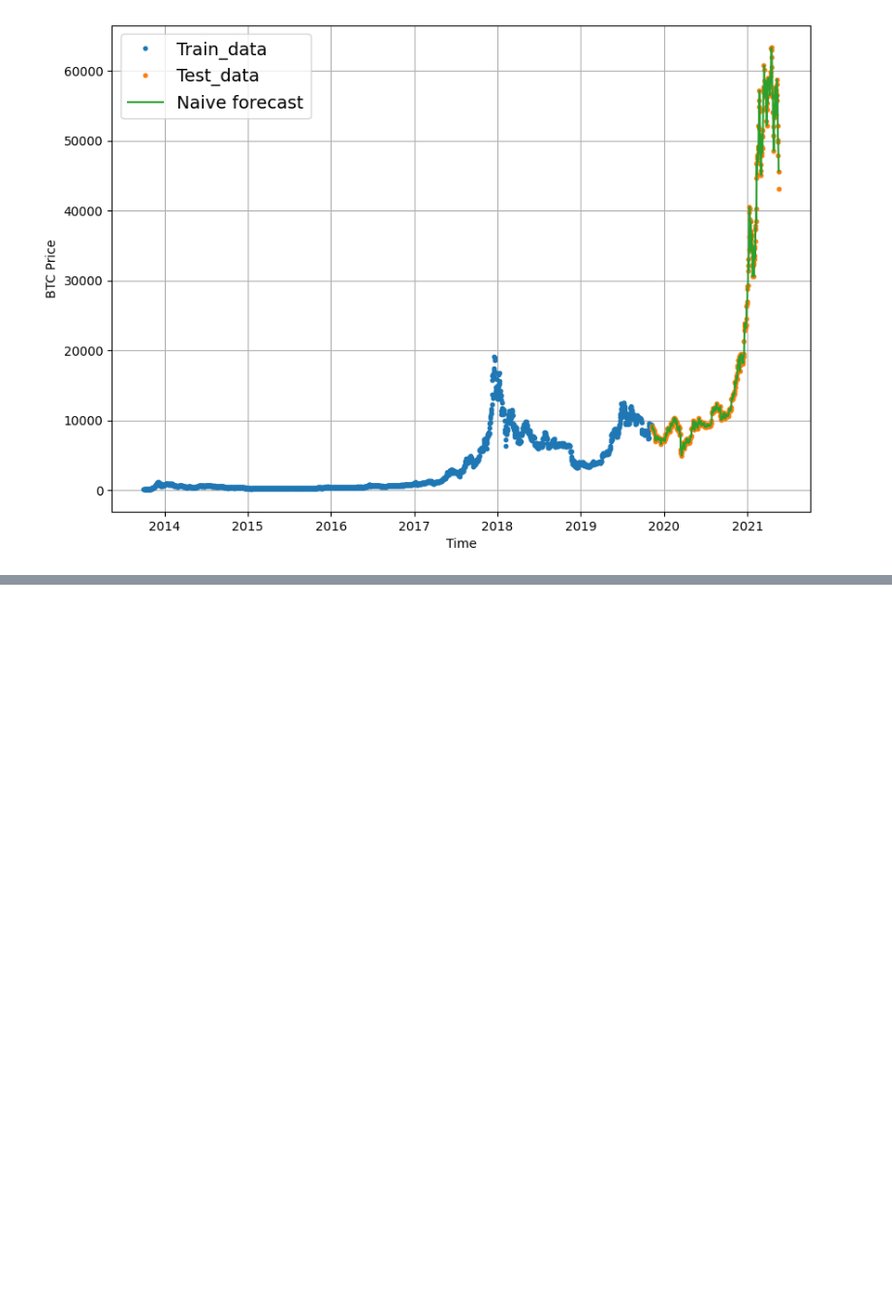
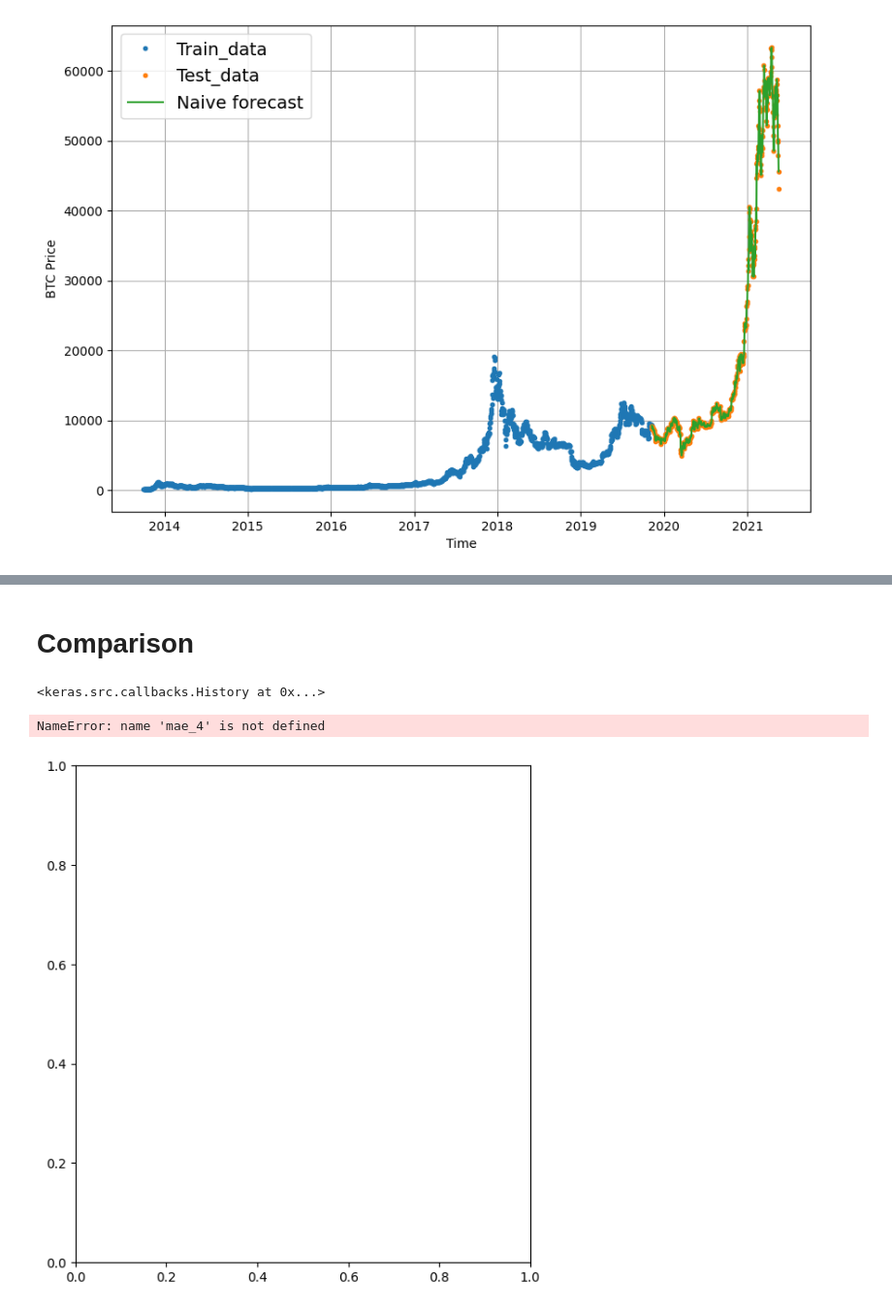
Before and after one commit to databyhuseyn/DeepLearning, a Jupyter notebook: Time_series_forecasting_in_tensorflow.ipynb, the cells around one changed output, grey strips where cells are left out. Shown: that part at 97% size. Saved outputs shown, nothing was run; the diff lists cells and outputs as text; code cells hidden in the pictures; blank space fills up the shorter version.

```diff
--- a/Time_series_forecasting_in_tensorflow.ipynb
+++ b/Time_series_forecasting_in_tensorflow.ipynb
@@ -224,0 +795,8 @@ plot_time_series(timesteps=X_test[1:], values=naive_forecast, format='-', label=
+# %%
+model_5_history = model_5.fit(x=train_windows,
+            y=train_labels,
+            epochs=100,
+            verbose=1,
+            batch_size=128,
+            validation_data=(test_windows, test_labels),
+            callbacks=[create_model_checkpoint(model_name=model_3.name)])
@@ -224,0 +832,32 @@ plot_time_series(timesteps=X_test[1:], values=naive_forecast, format='-', label=
+# %% [markdown]
+# Comparison
+# %%
+model_4_history
+# %% [output]
+<keras.src.callbacks.History at 0x...>
+# %%
+mae_1 = model_1_history.history['mean_absolute_error'][-1]
+mae_2 = model_2_history.history['mean_absolute_error'][-1]
+mae_3 = model_3_history.history['mean_absolute_error'][-1]
+mae_4 = model_4_history.history['mean_absolute_error'][-1]
+mae_5 = model_5_history.history['mean_absolute_error'][-1]
+# %%
+val_mae_1 = model_1_history.history['val_mean_absolute_error'][-1]
+val_mae_2 = model_2_history.history['val_mean_absolute_error'][-1]
+val_mae_3 = model_3_history.history['val_mean_absolute_error'][-1]
+val_mae_4 = model_4_history.history['val_mean_absolute_error'][-1]
+val_mae_5 = model_5_history.history['val_mean_absolute_error'][-1]
+# %%
+names = ['mae_1', 'mae_2', 'mae_3', 'mae_4', 'mae_5']
+val_names = ['val_mae_1', 'val_mae_2', 'val_mae_3', 'val_mae_4', 'val_mae_5']
+# %%
+fig, ax = plt.subplots(figsize=(14, 7))
+plt.subplot(121)
+plt.bar(names, [mae_1, mae_2, mae_3, mae_4, mae_5])
+plt.title("MAE of train")
+plt.subplot(122)
+plt.bar(val_names, [val_mae_1, val_mae_2, val_mae_3, val_mae_4, val_mae_5])
+plt.title("MAE of validation")
+# %% [output]
+NameError: name 'mae_4' is not defined
+[figure, added]
```
Also changed, not shown: parts of 80 cells of this notebook.
